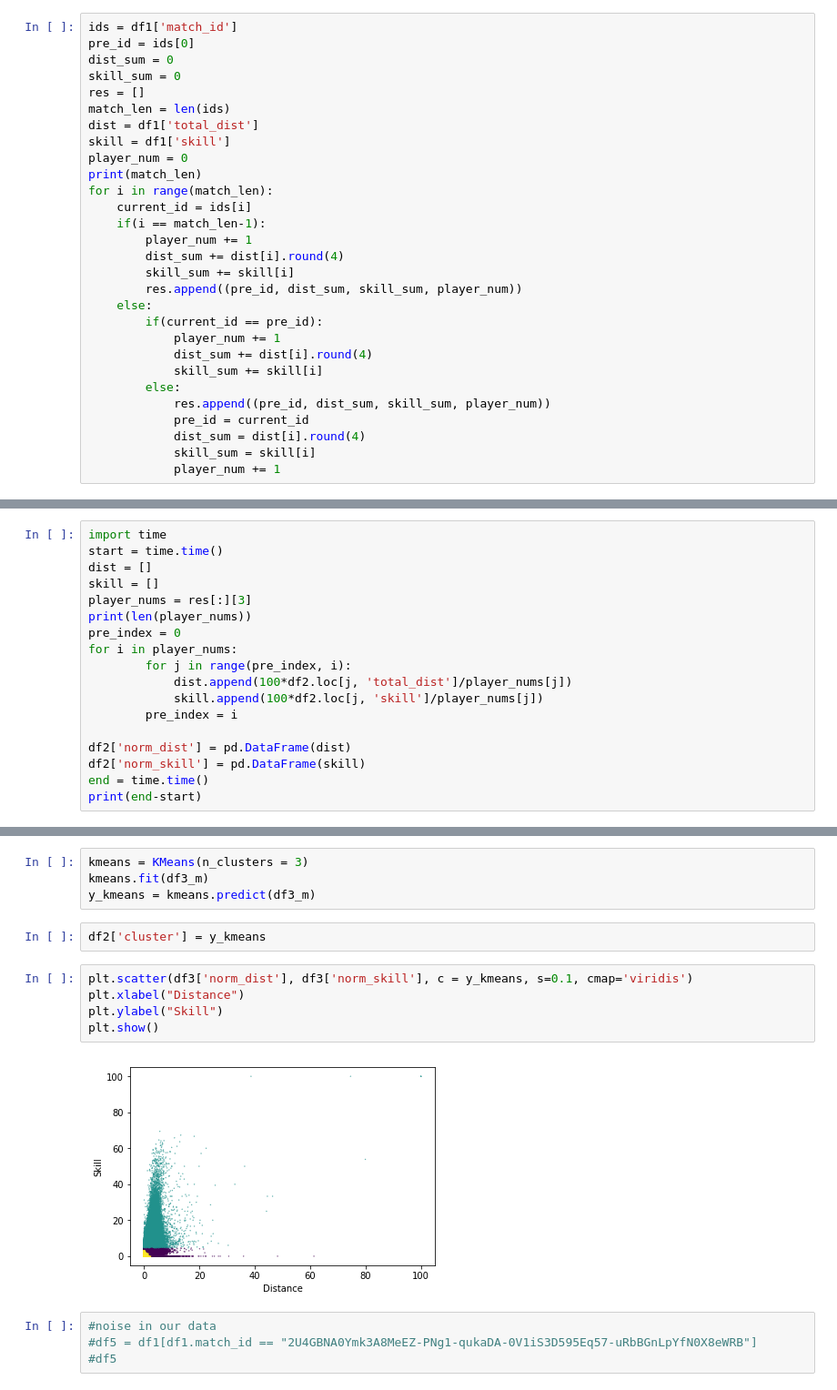
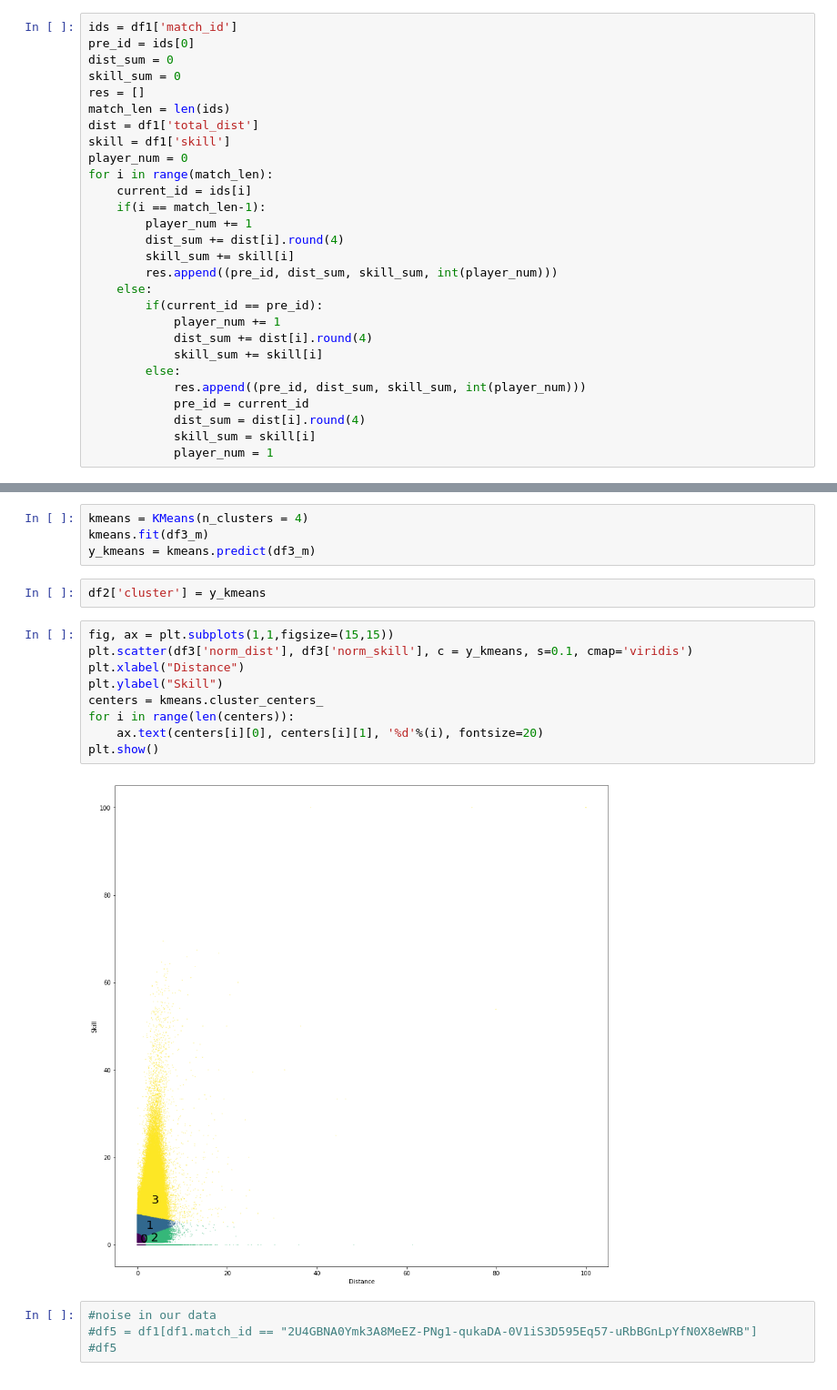
Before and after one commit to chenjianyi1995/Chicken-For-Dinner, a Jupyter notebook: Project/mining part 1.ipynb, the cells around one changed output, grey strips where cells are left out. Shown: that part at 91% size. Drawn from its saved outputs; the diff is of its cells as text.

```diff
--- a/Project/mining part 1.ipynb
+++ b/Project/mining part 1.ipynb
@@ -22,22 +21,21 @@ match_len = len(ids)
 dist = df1['total_dist']
 skill = df1['skill']
 player_num = 0
-print(match_len)
 for i in range(match_len):
     current_id = ids[i]
     if(i == match_len-1):
         player_num += 1
         dist_sum += dist[i].round(4)
         skill_sum += skill[i]
-        res.append((pre_id, dist_sum, skill_sum, player_num))
+        res.append((pre_id, dist_sum, skill_sum, int(player_num)))
     else:
         if(current_id == pre_id):
             player_num += 1
             dist_sum += dist[i].round(4)
             skill_sum += skill[i]
         else:
-            res.append((pre_id, dist_sum, skill_sum, player_num))
+            res.append((pre_id, dist_sum, skill_sum, int(player_num)))
             pre_id = current_id
             dist_sum = dist[i].round(4)
             skill_sum = skill[i]
-            player_num += 1
+            player_num = 1
@@ -65,18 +56,0 @@ print(res[-2][0],res[-1][0],res[0][0])
-# %%
-import time
-start = time.time()
-dist = []
-skill = []
-player_nums = res[:][3]
-print(len(player_nums))
-pre_index = 0
-for i in player_nums:
-        for j in range(pre_index, i):
-            dist.append(100*df2.loc[j, 'total_dist']/player_nums[j])
-            skill.append(100*df2.loc[j, 'skill']/player_nums[j])
-        pre_index = i
-
-df2['norm_dist'] = pd.DataFrame(dist)
-df2['norm_skill'] = pd.DataFrame(skill)
-end = time.time()
-print(end-start)
@@ -113,18 +84,22 @@ df2['score'] = 10*df2['norm_dist']+10*df2['norm_skill']
 df3 = df2[['norm_dist', 'norm_skill']]
 df3_m = df3.as_matrix()
 # %%
-kmeans = KMeans(n_clusters = 3)
+kmeans = KMeans(n_clusters = 4)
 kmeans.fit(df3_m)
 y_kmeans = kmeans.predict(df3_m)
 # %%
 df2['cluster'] = y_kmeans
 # %%
+fig, ax = plt.subplots(1,1,figsize=(15,15))
 plt.scatter(df3['norm_dist'], df3['norm_skill'], c = y_kmeans, s=0.1, cmap='viridis')
 plt.xlabel("Distance")
 plt.ylabel("Skill")
+centers = kmeans.cluster_centers_
+for i in range(len(centers)):
+    ax.text(centers[i][0], centers[i][1], '%d'%(i), fontsize=20)
 plt.show()
 # %% [output]
-[figure, old version]
+[figure, new version]
 # %%
 #noise in our data
 #df5 = df1[df1.match_id == "2U4GBNA0Ymk3A8MeEZ-PNg1-qukaDA-0V1iS3D595Eq57-uRbBGnLpYfN0X8eWRB"]
```
Also changed, not shown: parts of 11 cells of this notebook.
